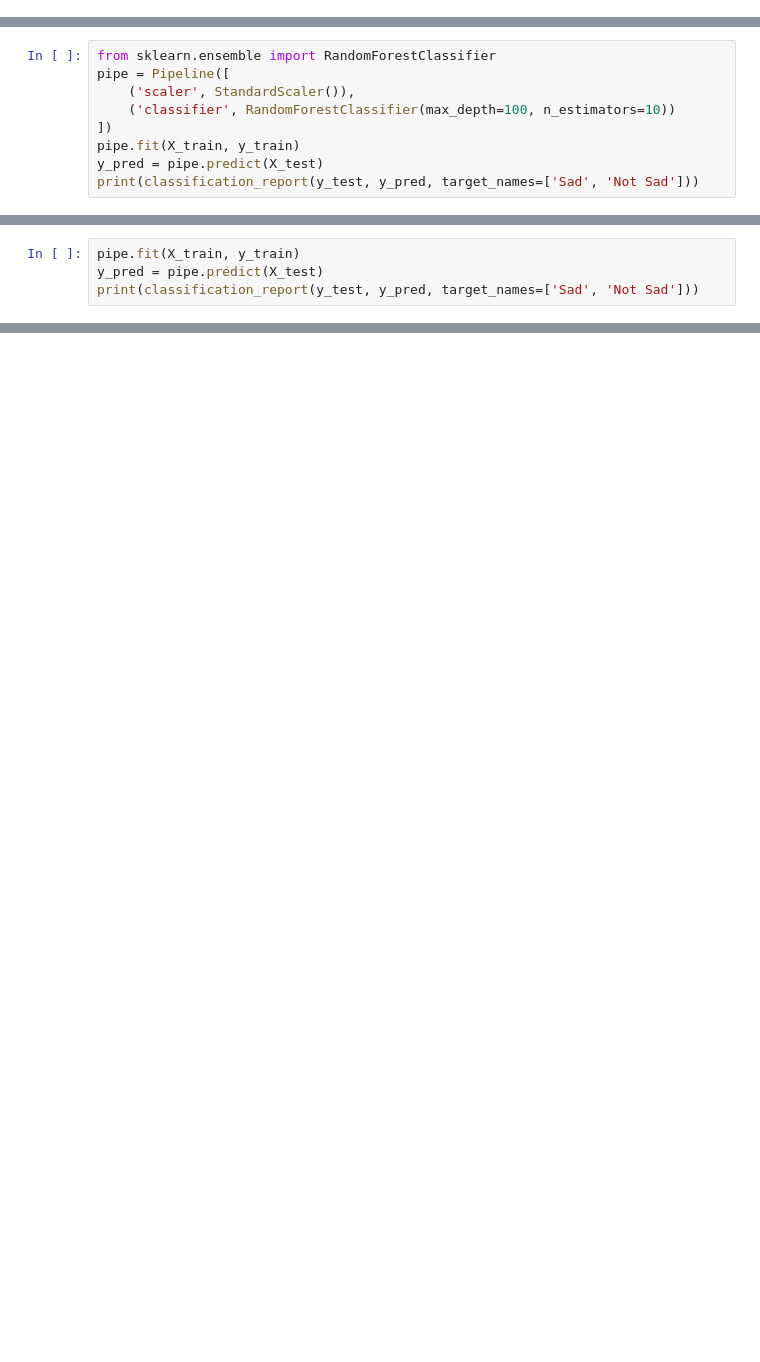
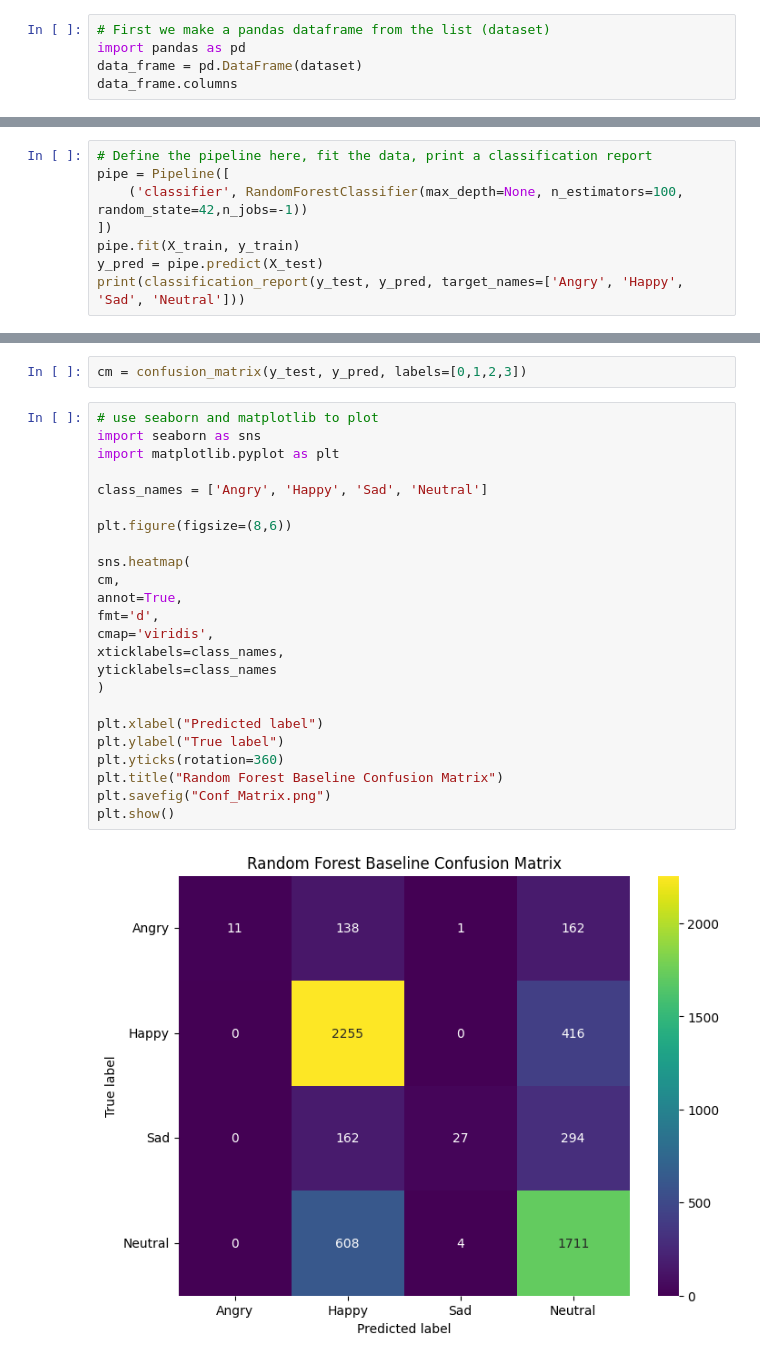
Before and after one commit to malaikagalvan/Capstone-DATA4381, a Jupyter notebook: Baseline_Models/Baseline_rf.ipynb, the cells around one changed output, grey strips where cells are left out. Saved outputs shown, nothing was run; the diff lists cells and outputs as text; blank space fills up the shorter version.

Commit message:
Updated Baseline Rand Forest (preprocessing steps and model parameters, as well as added the helper functions which loads the data easily (credit to Mike)), and a line to save the model

```diff
--- a/Baseline_Models/Baseline_rf.ipynb
+++ b/Baseline_Models/Baseline_rf.ipynb
@@ -54,0 +35,5 @@ print(x.shape);print(y.shape)
+# %%
+# First we make a pandas dataframe from the list (dataset)
+import pandas as pd
+data_frame = pd.DataFrame(dataset)
+data_frame.columns
@@ -64,12 +118,11 @@ X_train, X_test, y_train, y_test = train_test_split(x, y,
 # %%
-from sklearn.ensemble import RandomForestClassifier
+# Define the pipeline here, fit the data, print a classification report
 pipe = Pipeline([
-    ('scaler', StandardScaler()),
-    ('classifier', RandomForestClassifier(max_depth=100, n_estimators=10))
+    ('classifier', RandomForestClassifier(max_depth=None, n_estimators=100, random_state=42,n_jobs=-1))
 ])
 pipe.fit(X_train, y_train)
 y_pred = pipe.predict(X_test)
-print(classification_report(y_test, y_pred, target_names=['Sad', 'Not Sad']))
+print(classification_report(y_test, y_pred, target_names=['Angry', 'Happy', 'Sad', 'Neutral']))
 # %% [output]
               precision    recall  f1-score   support
 
@@ -143,4 +136,0 @@ print(x.shape);print(y.shape)
-# %%
-pipe.fit(X_train, y_train)
-y_pred = pipe.predict(X_test)
-print(classification_report(y_test, y_pred, target_names=['Sad', 'Not Sad']))
@@ -173,0 +137,28 @@ weighted avg       0.61      0.61      0.61       249
+# %%
+cm = confusion_matrix(y_test, y_pred, labels=[0,1,2,3])
+# %%
+# use seaborn and matplotlib to plot
+import seaborn as sns
+import matplotlib.pyplot as plt
+
+class_names = ['Angry', 'Happy', 'Sad', 'Neutral']
+
+plt.figure(figsize=(8,6))
+
+sns.heatmap(
+cm,
+annot=True,
+fmt='d',
+cmap='viridis',
+xticklabels=class_names,
+yticklabels=class_names
+)
+
+plt.xlabel("Predicted label")
+plt.ylabel("True label")
+plt.yticks(rotation=360)
+plt.title("Random Forest Baseline Confusion Matrix")
+plt.savefig("Conf_Matrix.png")
+plt.show()
+# %% [output]
+[figure, added]
```
Also changed, not shown: parts of 17 cells of this notebook, 1 other file.
